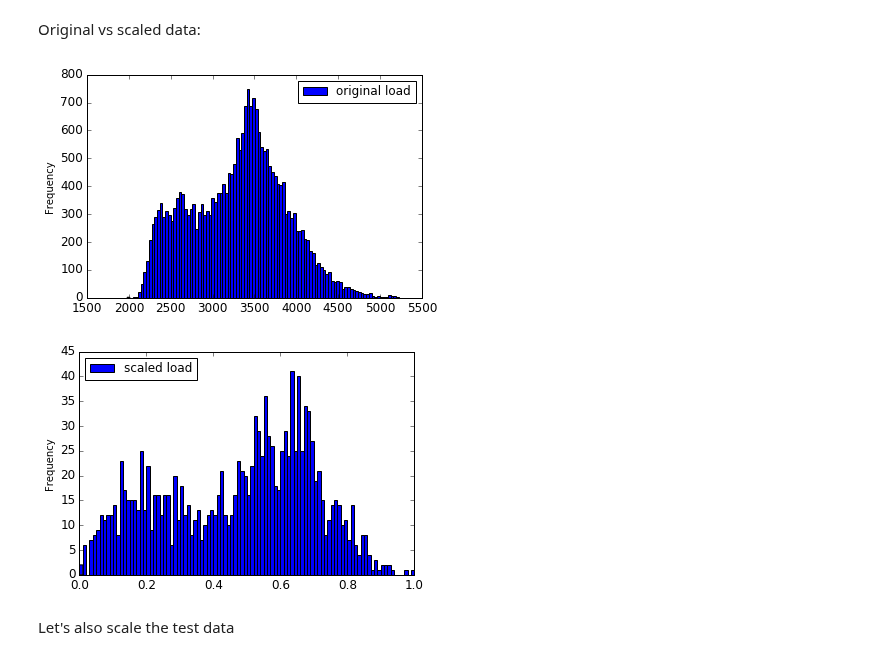
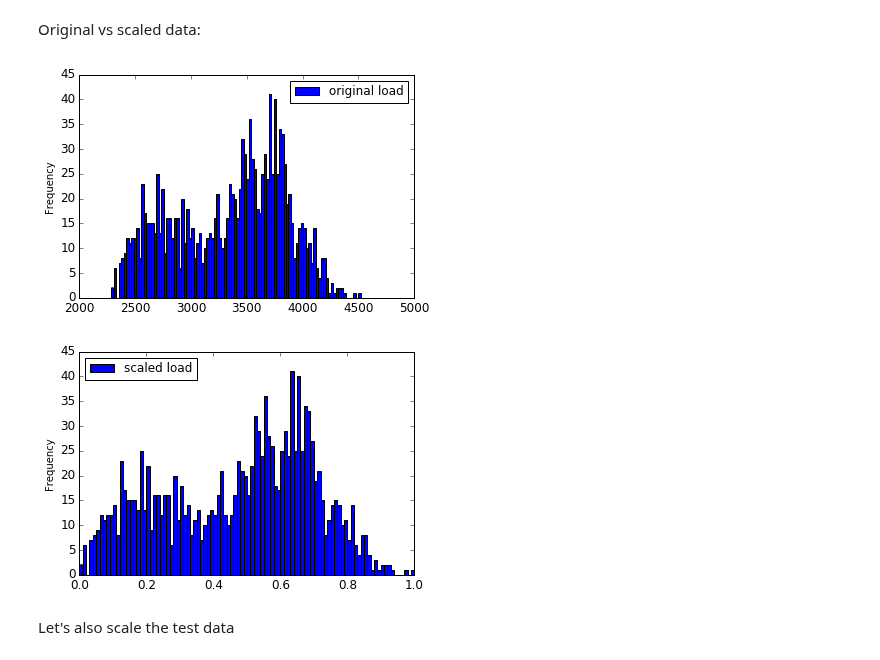
Before and after one commit to Azure/DeepLearningForTimeSeriesForecasting, a Jupyter notebook: 1_time_series_arima.ipynb, the cells around one changed output. Drawn from its saved outputs; the diff is of its cells as text; code cells hidden in the pictures.

```diff
--- a/1_time_series_arima.ipynb
+++ b/1_time_series_arima.ipynb
@@ -66,11 +63,7 @@ We separate our dataset into train and test sets. We train the model on the trai
 We will allocate the period 1st September 2014 to 31st October to training set (2 months) and the period 1st November 2014 to 31st December 2014 to the test set (2 months). Since this is daily consumption of energy, there is a strong seasonal pattern, but the consumption is most similar to the consumption in the recent days. Therefore, using a relatively small window of time for training the data should be sufficient.
 # %%
 train_start_dt = '2014-11-01 00:00:00'
-
-if(not demo):
-    test_start_dt = '2014-12-01 00:00:00'
-else:
-    test_start_dt = '2014-12-30 00:00:00'
+test_start_dt = '2014-12-30 00:00:00'
 # %%
 energy[(energy.index < test_start_dt) & (energy.index >= train_start_dt)][['load']].rename(columns={'load':'train'}) \
     .join(energy[test_start_dt:][['load']].rename(columns={'load':'test'}), how='outer') \
@@ -119,11 +112,11 @@ train.head(10)
 # %% [markdown]
 Original vs scaled data:
 # %%
-energy[energy.index < train_start_dt][['load']].rename(columns={'load':'original load'}).plot.hist(bins=100, fontsize=12)
+energy[(energy.index >= train_start_dt) & (energy.index < test_start_dt)][['load']].rename(columns={'load':'original load'}).plot.hist(bins=100, fontsize=12)
 train.rename(columns={'load':'scaled load'}).plot.hist(bins=100, fontsize=12)
 plt.show()
 # %% [output]
-[figure, old version]
+[figure, new version]
 [figure]
 # %% [markdown]
 Let's also scale the test data
```
Also changed, not shown: parts of 12 cells of this notebook.
